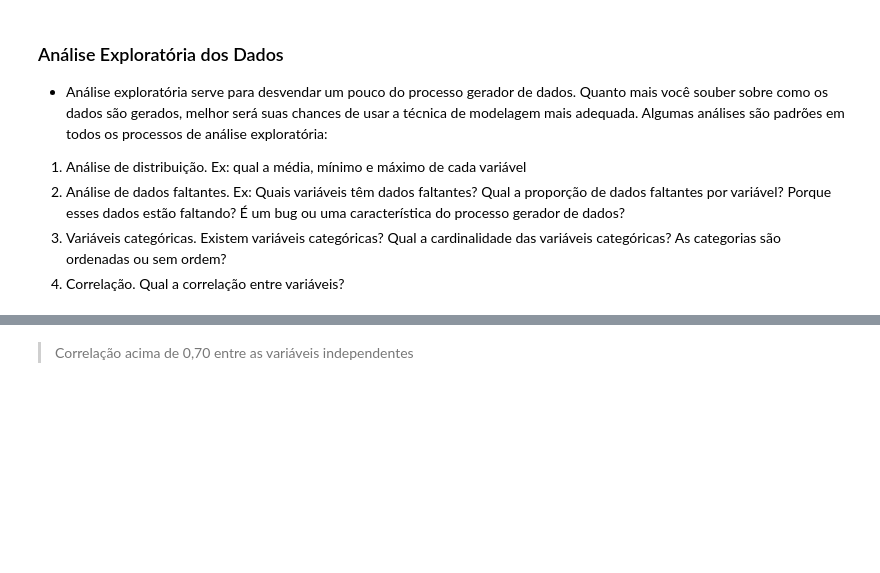
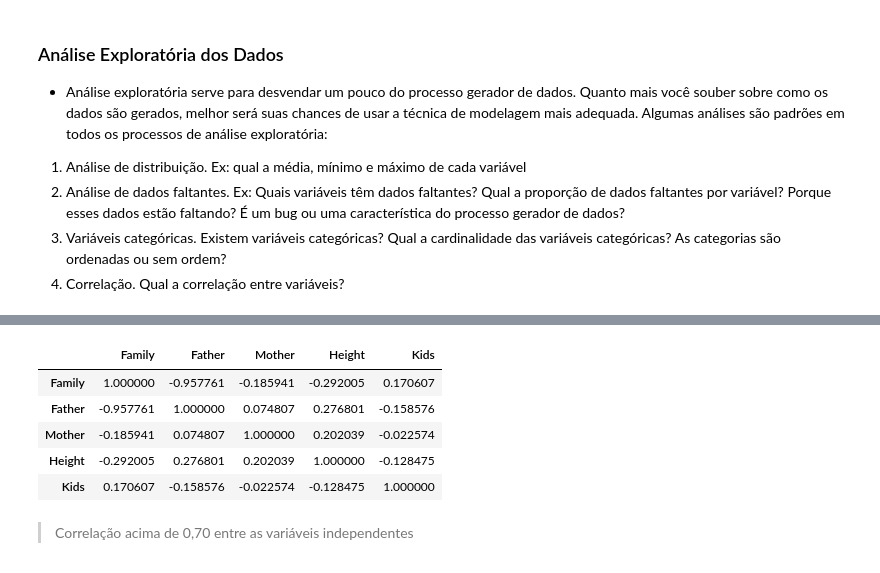
Before and after one commit to somostera/tera-datascience-jan2020, a Jupyter notebook: 16-linear-regression/notebook/Reg_Linear_Simples_Galton.ipynb, the cells around one changed output, grey strips where cells are left out. Cells and saved outputs as stored; diff of their text form; code cells hidden in the pictures; blank space fills up the shorter version.

```diff
--- a/16-linear-regression/notebook/Reg_Linear_Simples_Galton.ipynb
+++ b/16-linear-regression/notebook/Reg_Linear_Simples_Galton.ipynb
@@ -57,3 +137,12 @@ _ = sns.heatmap(galton.corr())
+# %%
+galton.corr()
+# %% [output]
+|  | Family | Father | Mother | Height | Kids |
+| Family | 1.000000 | -0.957761 | -0.185941 | -0.292005 | 0.170607 |
+| Father | -0.957761 | 1.000000 | 0.074807 | 0.276801 | -0.158576 |
+| Mother | -0.185941 | 0.074807 | 1.000000 | 0.202039 | -0.022574 |
+| Height | -0.292005 | 0.276801 | 0.202039 | 1.000000 | -0.128475 |
+| Kids | 0.170607 | -0.158576 | -0.022574 | -0.128475 | 1.000000 |
 # %% [markdown]
 > Correlação acima de 0,70 entre as variáveis independentes
 # %%
```
Also changed, not shown: parts of 30 cells of this notebook, 1 other file.
